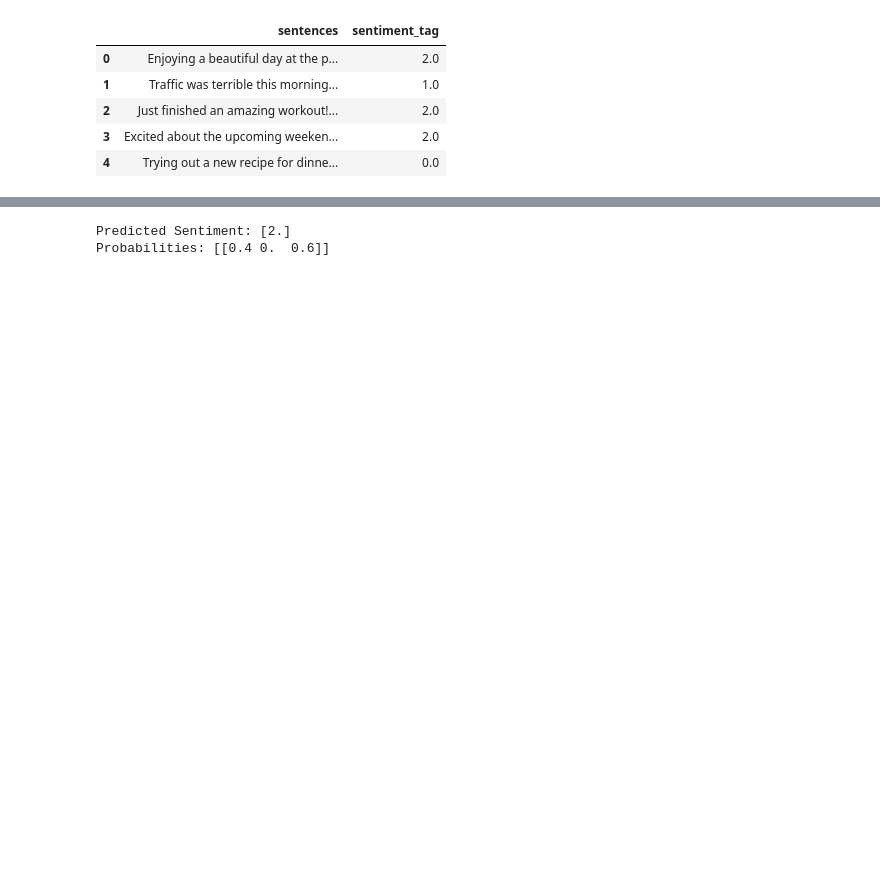
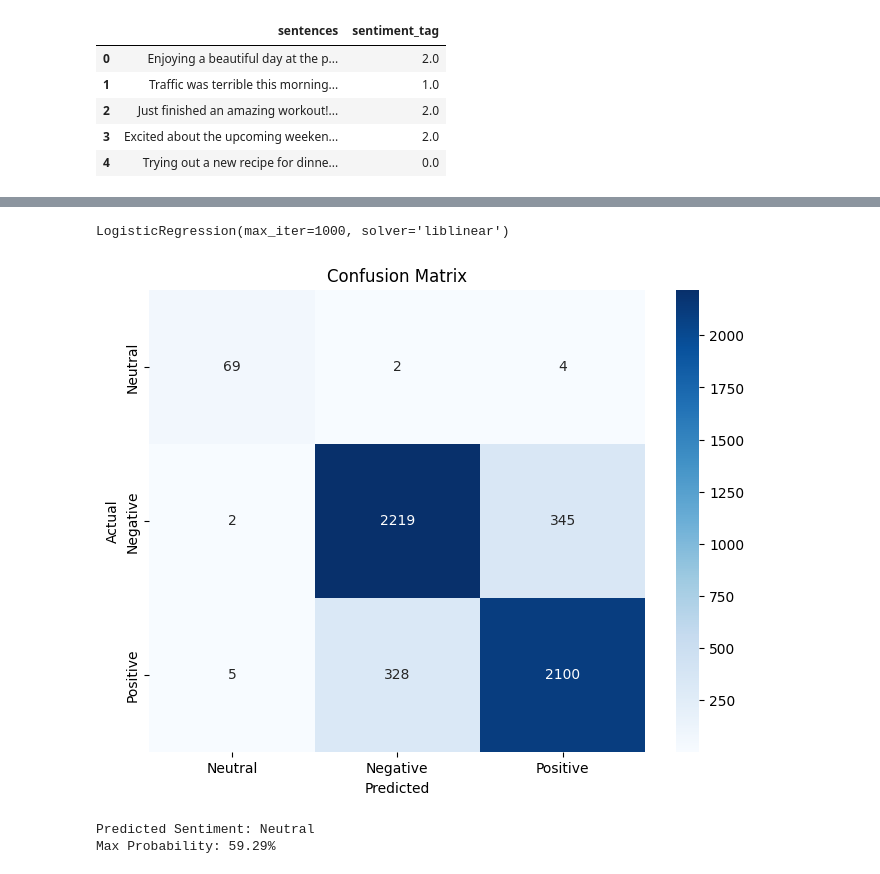
Before and after one commit to haydarkadioglu/twitter-profile-analysis, a Jupyter notebook: python-script/train.ipynb, the cells around one changed output, grey strips where cells are left out. Saved outputs shown, nothing was run; the diff lists cells and outputs as text; code cells hidden in the pictures; blank space fills up the shorter version.

```diff
--- a/python-script/train.ipynb
+++ b/python-script/train.ipynb
@@ -90,12 +94,6 @@ for name, model in models.items():
     y_pred = model.predict(test_xx)
     acc = accuracy_score(y_test, y_pred)
     results_classification[name] = {'Accuracy': acc}
-    joblib.dump(model, name)
+    joblib.dump(model, f"models/{name}.pkl")
     print(f'{name}: Accuracy = {acc}')
-
-# Sonuçları DataFrame'e dönüştürme
-results_classification_df = pd.DataFrame(results_classification).T
-
-print("Classification Results:")
-print(results_classification_df)
 # %% [output]
@@ -123,23 +128,56 @@ XGBoost Classifier        0.496650
 # %%
-from sklearn.linear_model import LinearRegression
-from sklearn.neighbors import KNeighborsClassifier
+from sklearn.linear_model import LogisticRegression
 
 
-model = CatBoostClassifier(learning_rate=0.1, depth=12, iterations=500, verbose=0)
+model = LogisticRegression(max_iter=1000, solver='liblinear')
 model.fit(train_x, y_train)
+# %% [output]
+LogisticRegression(max_iter=1000, solver='liblinear')
-# %%
-new_sentence = "I had a wonderful experience at the park!"
-
-processed_sentence = procces_sentence(new_sentence)
-
-vectorized_sentence = vectorizer.transform([processed_sentence]).toarray()
-
-prediction = model.predict(vectorized_sentence)
-probabilities = model.predict_proba(vectorized_sentence)
-
-print(f"Predicted Sentiment: {prediction}")
-print(f"Probabilities: {probabilities}")
-# %% [output]
-Predicted Sentiment: [2.]
-Probabilities: [[0.4 0.  0.6]]
+# %%
+import matplotlib.pyplot as plt
+import seaborn as sns
+from sklearn.metrics import confusion_matrix, ConfusionMatrixDisplay
+
+
+# Make predictions on the test set
+y_pred = model.predict(test_xx)
+
+# Compute the confusion matrix
+cm = confusion_matrix(y_test, y_pred)
+
+# Plot the confusion matrix
+plt.figure(figsize=(8, 6))
+sns.heatmap(cm, annot=True, fmt='d', cmap='Blues', xticklabels=['Neutral', 'Negative', 'Positive'], yticklabels=['Neutral', 'Negative', 'Positive'])
+plt.xlabel('Predicted')
+plt.ylabel('Actual')
+plt.title('Confusion Matrix')
+plt.show()
+# %% [output]
+[figure, added]
+# %%
+m = models['CatBoost Classifier']
+def predict_sentiment(sentence: str, model):
+    processed_sentence = procces_sentence(sentence)
+    vectorized_sentence = vectorizer.transform([processed_sentence]).toarray()
+    prediction = model.predict(vectorized_sentence)
+    probabilities = model.predict_proba(vectorized_sentence)
+
+    sentiment_map = {0: 'Neutral', 1: 'Negative', 2: 'Positive'}
+
+    if name == 'CatBoost Classifier':
+        predicted_class = int(prediction[0][0])
+    else:
+        predicted_class = prediction[0]
+
+
+    print(f"Predicted Sentiment: {predicted_sentiment}")
+    max_probability = max(probabilities[0]) * 100
+    print(f"Max Probability: {max_probability:.2f}%")
+
+# Example usage
+new_sentence = "I had a wonderful experience at the park!"
+predict_sentiment(new_sentence, m)
+# %% [output]
+Predicted Sentiment: Neutral
+Max Probability: 59.29%
 # %%
```
Also changed, not shown: parts of 4 cells of this notebook, 2 other files.
